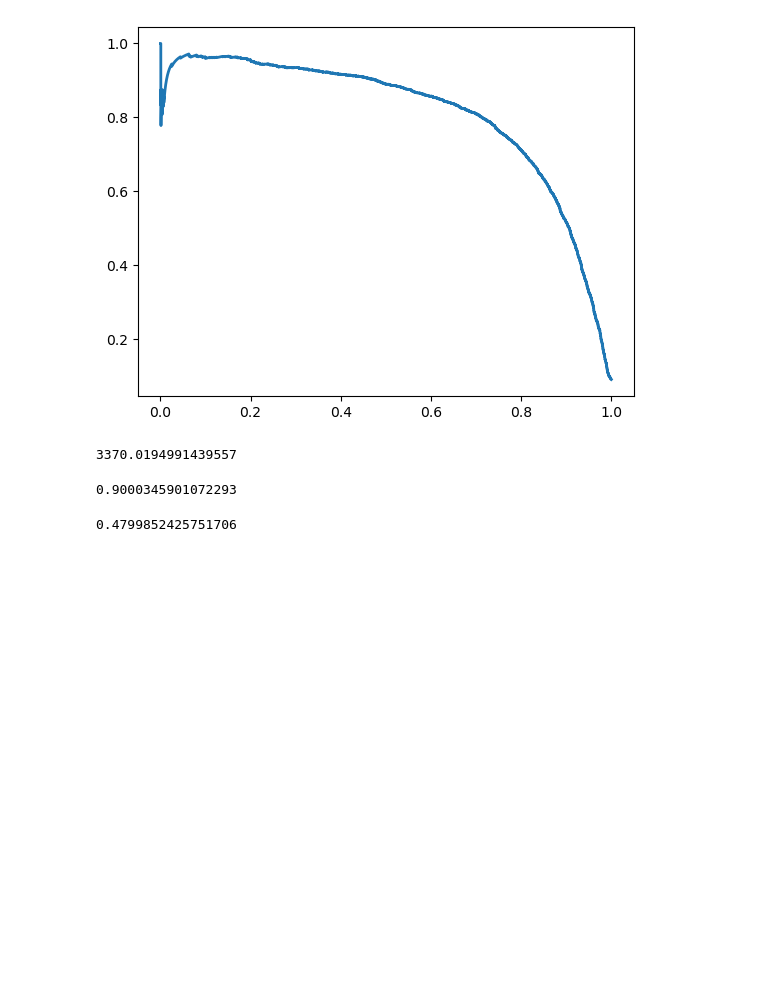
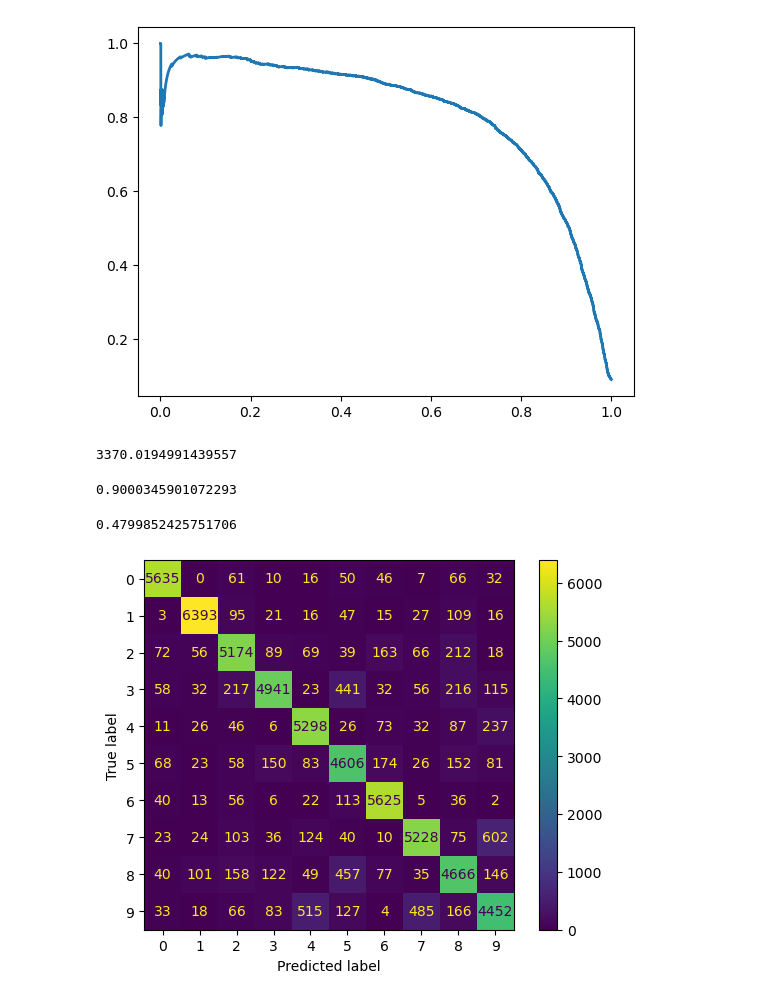
Before and after one commit to gustjr7879/Data-Analysis, a Jupyter notebook: hanson-ML/h2.ipynb, the cells around one changed output. Cells and saved outputs as stored; diff of their text form; code cells hidden in the pictures; blank space fills up the shorter version.

```diff
--- a/hanson-ML/h2.ipynb
+++ b/hanson-ML/h2.ipynb
@@ -126,3 +126,13 @@ recall_score(y_train_5,y_train_pred_90)
 0.4799852425751706
 # %%
 #정밀도가 90이상이면서 recall값도 적절하게 나온 것을 확인할 수 있다.
+# %%
+#confusion matrix를 사용할 때 만약 이진분류가 아니라 다중 분류라고 한다면 confusion_matrix를 사용하면 상당히 보기 불편해진다.
+#그럴때는 ConfusionMatrixDisplay.from_predictions 함수를 사용해서 시각화하자.
+y_train_pred = cross_val_predict(sgd_clf,X_train,y_train,cv=3)
+# %%
+from sklearn.metrics import ConfusionMatrixDisplay
+ConfusionMatrixDisplay.from_predictions(y_train,y_train_pred)
+plt.show()
+# %% [output]
+[figure, added]
```
Also changed, not shown: parts of 6 cells of this notebook.
